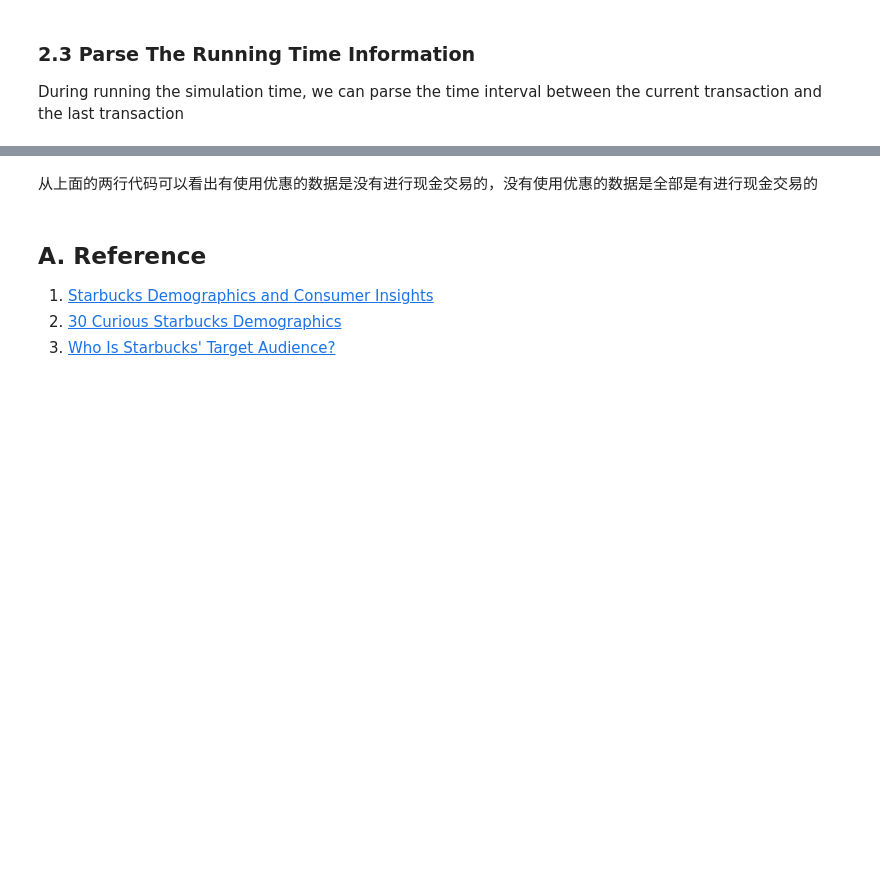
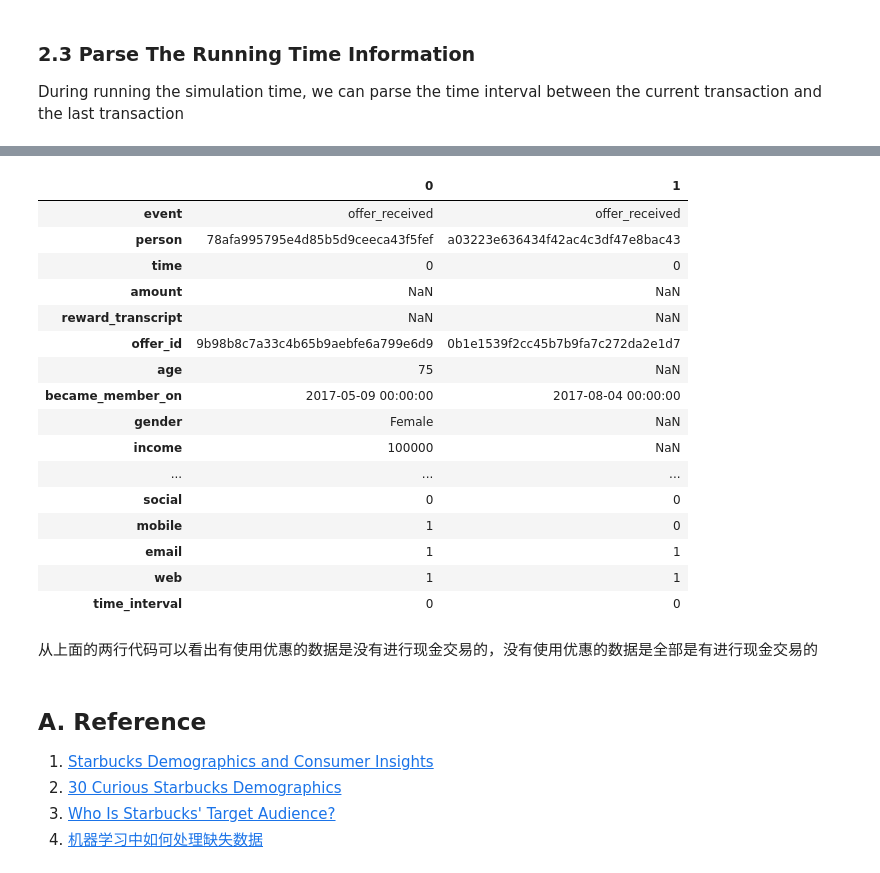
Before and after one commit to ZenRay/StarbucksReport, a Jupyter notebook: Starbucks_Capstone_notebook.ipynb, the cells around one changed output, grey strips where cells are left out. Cells and saved outputs as stored; diff of their text form; code cells hidden in the pictures; blank space fills up the shorter version.

```diff
--- a/Starbucks_Capstone_notebook.ipynb
+++ b/Starbucks_Capstone_notebook.ipynb
@@ -361,3 +405,23 @@ transcript.shape, transcript.person.nunique()
+# %%
+data.head(2).T
+# %% [output]
+|  | 0 | 1 |
+| event | offer_received | offer_received |
+| person | 78afa995795e4d85b5d9ceeca43f5fef | a03223e636434f42ac4c3df47e8bac43 |
+| time | 0 | 0 |
+| amount | NaN | NaN |
+| reward_transcript | NaN | NaN |
+| offer_id | 9b98b8c7a33c4b65b9aebfe6a799e6d9 | 0b1e1539f2cc45b7b9fa7c272da2e1d7 |
+| age | 75 | NaN |
+| became_member_on | 2017-05-09 00:00:00 | 2017-08-04 00:00:00 |
+| gender | Female | NaN |
+| income | 100000 | NaN |
+| ... | ... | ... |
+| social | 0 | 0 |
+| mobile | 1 | 0 |
+| email | 1 | 1 |
+| web | 1 | 1 |
+| time_interval | 0 | 0 |
 # %%
 data.loc[data.event.notnull()].notnull().sum()
 # %%
@@ -369,3 +433,4 @@ data.loc[data.event.isnull()].notnull().sum()
 1. [Starbucks Demographics and Consumer Insights](http://snapshot.numerator.com/brand/starbucks)
 2. [30 Curious Starbucks Demographics](https://brandongaille.com/30-curious-starbucks-demographics/)
 3. [Who Is Starbucks' Target Audience?](https://smallbusiness.chron.com/starbucks-target-audience-10553.html)
+4. [机器学习中如何处理缺失数据](https://blog.csdn.net/hai008007/article/details/80067865)
```
Also changed, not shown: parts of 36 cells of this notebook.
